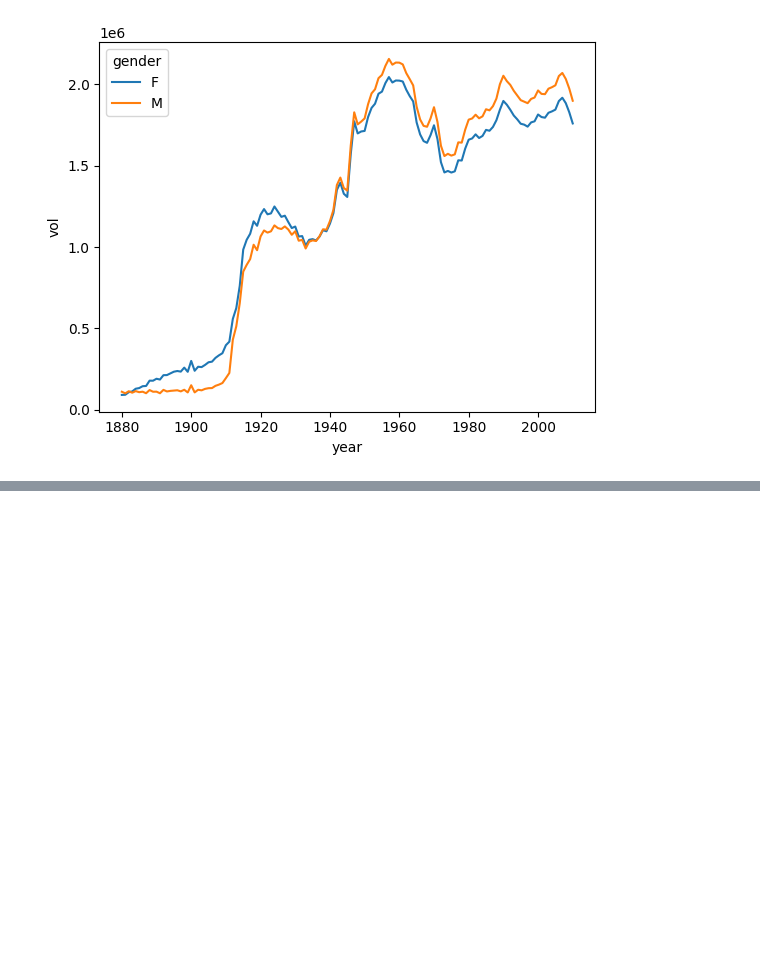
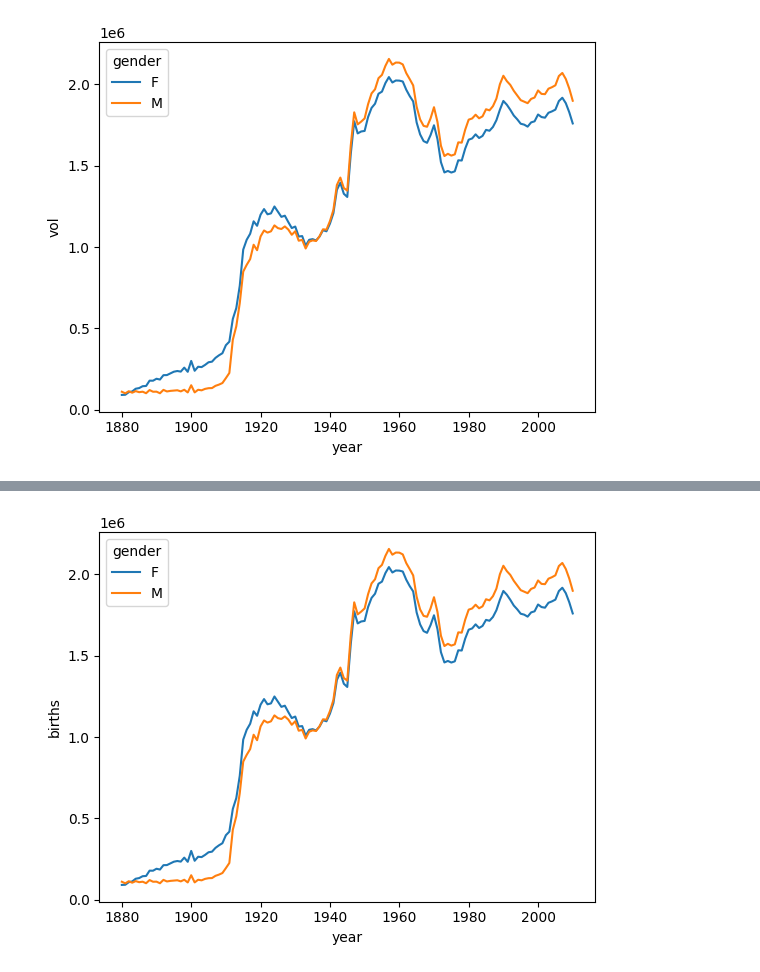
Before and after one commit to YounJJ/202511_BD53, a Jupyter notebook: lab_python/da10_merge.ipynb, the cells around one changed output, grey strips where cells are left out. Drawn from its saved outputs; the diff is of its cells as text; code cells hidden in the pictures; blank space fills up the shorter version.

```diff
--- a/lab_python/da10_merge.ipynb
+++ b/lab_python/da10_merge.ipynb
@@ -928,0 +1074,3 @@ plt.show()
+# %%
+yob_by_year_gender = yob_df.groupby(by=["year", "gender"]).births.sum()
+yob_by_year_gender
@@ -928,0 +1093,2 @@ plt.show()
+# %%
+yob_by_year_gender = yob_by_year_gender.reset_index()
@@ -928,0 +1125,6 @@ plt.show()
+# %%
+sns.lineplot(data=yob_by_year_gender, x="year", y="births", hue="gender")
+
+plt.show()
+# %% [output]
+[figure, added]
```
Also changed, not shown: parts of 16 cells of this notebook.
